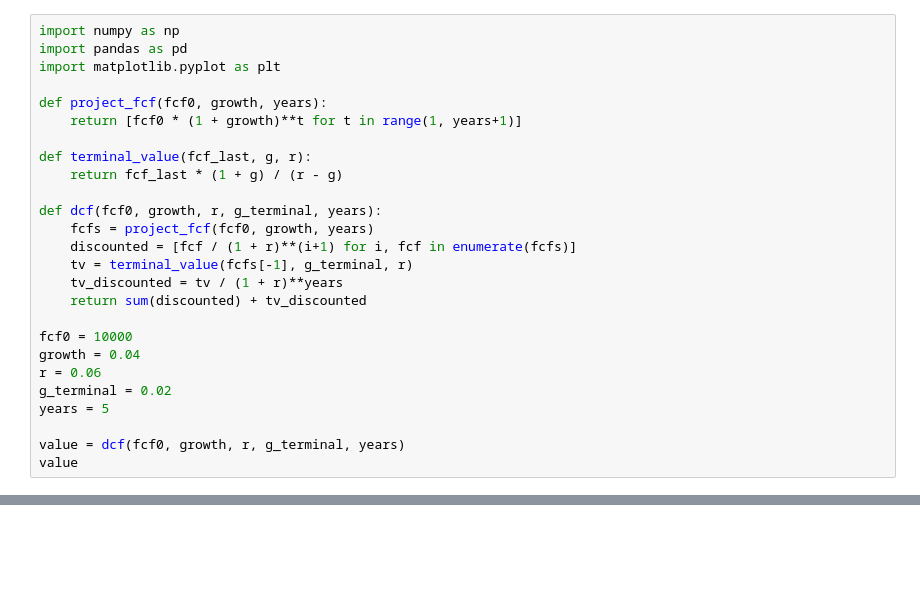
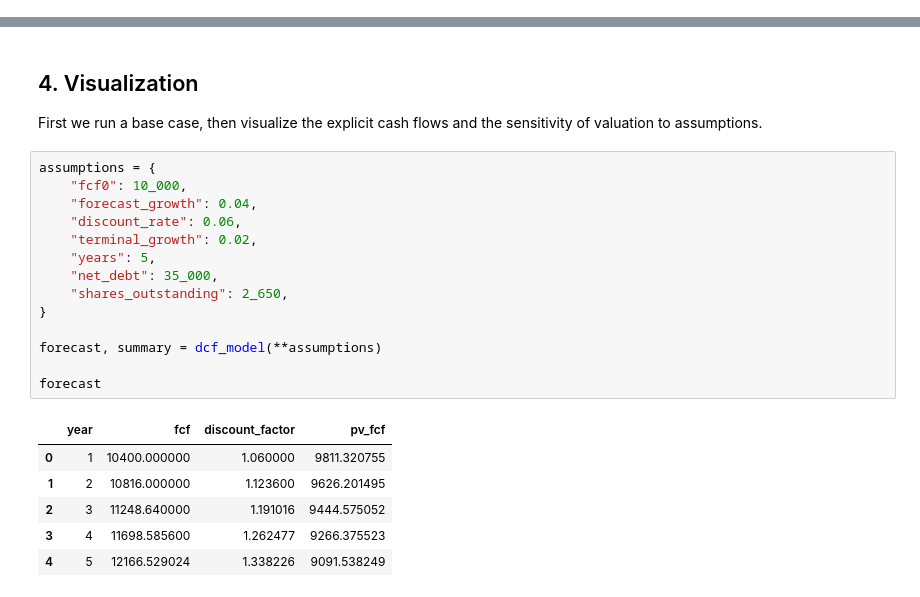
Before and after one commit to dnlwrthstr/financial-research-lab, a Jupyter notebook: 01_valuation/01_dcf_model.ipynb, the cells around one changed output, grey strips where cells are left out. Cells and saved outputs as stored; diff of their text form; blank space fills up the shorter version.

```diff
--- a/01_valuation/01_dcf_model.ipynb
+++ b/01_valuation/01_dcf_model.ipynb
@@ -12,26 +0,0 @@ $$TV = \frac{FCF_N (1+g)}{r-g}$$
-# %%
-import numpy as np
-import pandas as pd
-import matplotlib.pyplot as plt
-
-def project_fcf(fcf0, growth, years):
-    return [fcf0 * (1 + growth)**t for t in range(1, years+1)]
-
-def terminal_value(fcf_last, g, r):
-    return fcf_last * (1 + g) / (r - g)
-
-def dcf(fcf0, growth, r, g_terminal, years):
-    fcfs = project_fcf(fcf0, growth, years)
-    discounted = [fcf / (1 + r)**(i+1) for i, fcf in enumerate(fcfs)]
-    tv = terminal_value(fcfs[-1], g_terminal, r)
-    tv_discounted = tv / (1 + r)**years
-    return sum(discounted) + tv_discounted
-
-fcf0 = 10000
-growth = 0.04
-r = 0.06
-g_terminal = 0.02
-years = 5
-
-value = dcf(fcf0, growth, r, g_terminal, years)
-value
@@ -80,0 +110,25 @@ plt.show()
+# %% [markdown]
+## 4. Visualization
+
+First we run a base case, then visualize the explicit cash flows and the sensitivity of valuation to assumptions.
+# %%
+assumptions = {
+    "fcf0": 10_000,
+    "forecast_growth": 0.04,
+    "discount_rate": 0.06,
+    "terminal_growth": 0.02,
+    "years": 5,
+    "net_debt": 35_000,
+    "shares_outstanding": 2_650,
+}
+
+forecast, summary = dcf_model(**assumptions)
+
+forecast
+# %% [output]
+|  | year | fcf | discount_factor | pv_fcf |
+| 0 | 1 | 10400.000000 | 1.060000 | 9811.320755 |
+| 1 | 2 | 10816.000000 | 1.123600 | 9626.201495 |
+| 2 | 3 | 11248.640000 | 1.191016 | 9444.575052 |
+| 3 | 4 | 11698.585600 | 1.262477 | 9266.375523 |
+| 4 | 5 | 12166.529024 | 1.338226 | 9091.538249 |
```
Also changed, not shown: parts of 17 cells of this notebook, 6 other files.
